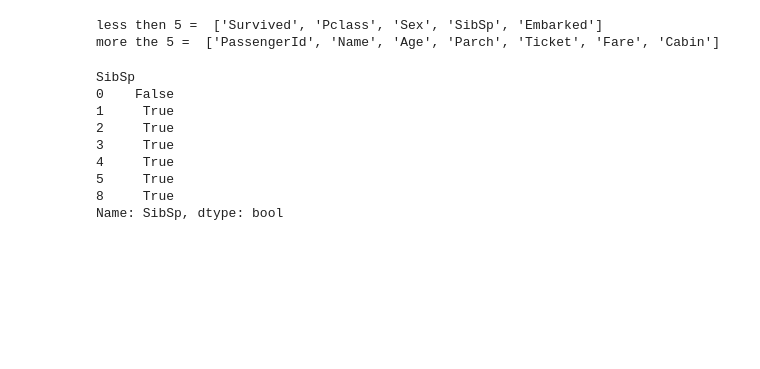
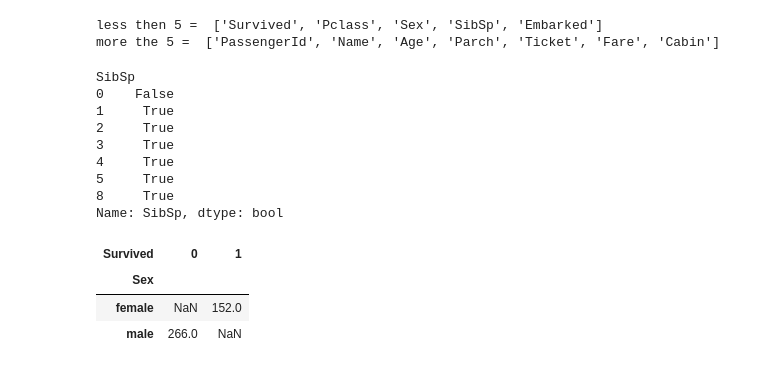
Before and after one commit to Mayankjoshi341/git-code, a Jupyter notebook: data-analysis/titaic.ipynb, the cells around one changed output. Cells and saved outputs as stored; diff of their text form; code cells hidden in the pictures; blank space fills up the shorter version.

```diff
--- a/data-analysis/titaic.ipynb
+++ b/data-analysis/titaic.ipynb
@@ -296,6 +290,8 @@ more(list_of_calumns)
 # %% [output]
 less then 5 =  ['Survived', 'Pclass', 'Sex', 'SibSp', 'Embarked']
 more the 5 =  ['PassengerId', 'Name', 'Age', 'Parch', 'Ticket', 'Fare', 'Cabin']
+# %%
+df.drop(columns= "Cabin", inplace=True)
 # %%
 df["SibSp"].unique()
 df["SibSp"].value_counts()
@@ -311,3 +307,10 @@ SibSp
 5     True
 8     True
 Name: SibSp, dtype: bool
+# %%
+pd.pivot_table(df, index='Sex', columns='Survived', values='PassengerId', aggfunc='count')
+# %% [output]
+| Survived | 0 | 1 |
+| Sex |  |  |
+| female | NaN | 152.0 |
+| male | 266.0 | NaN |
```
Also changed, not shown: parts of 6 cells of this notebook, 4 other files.
